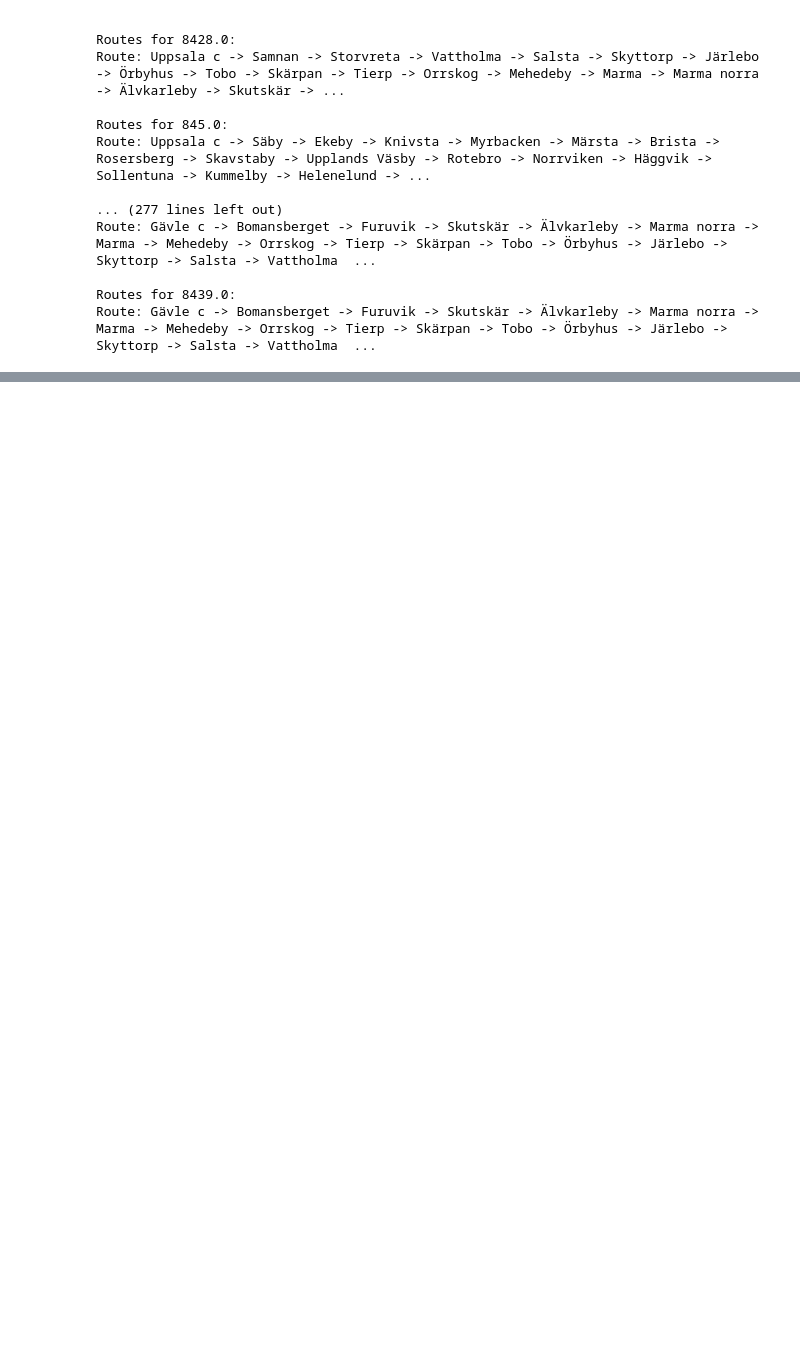
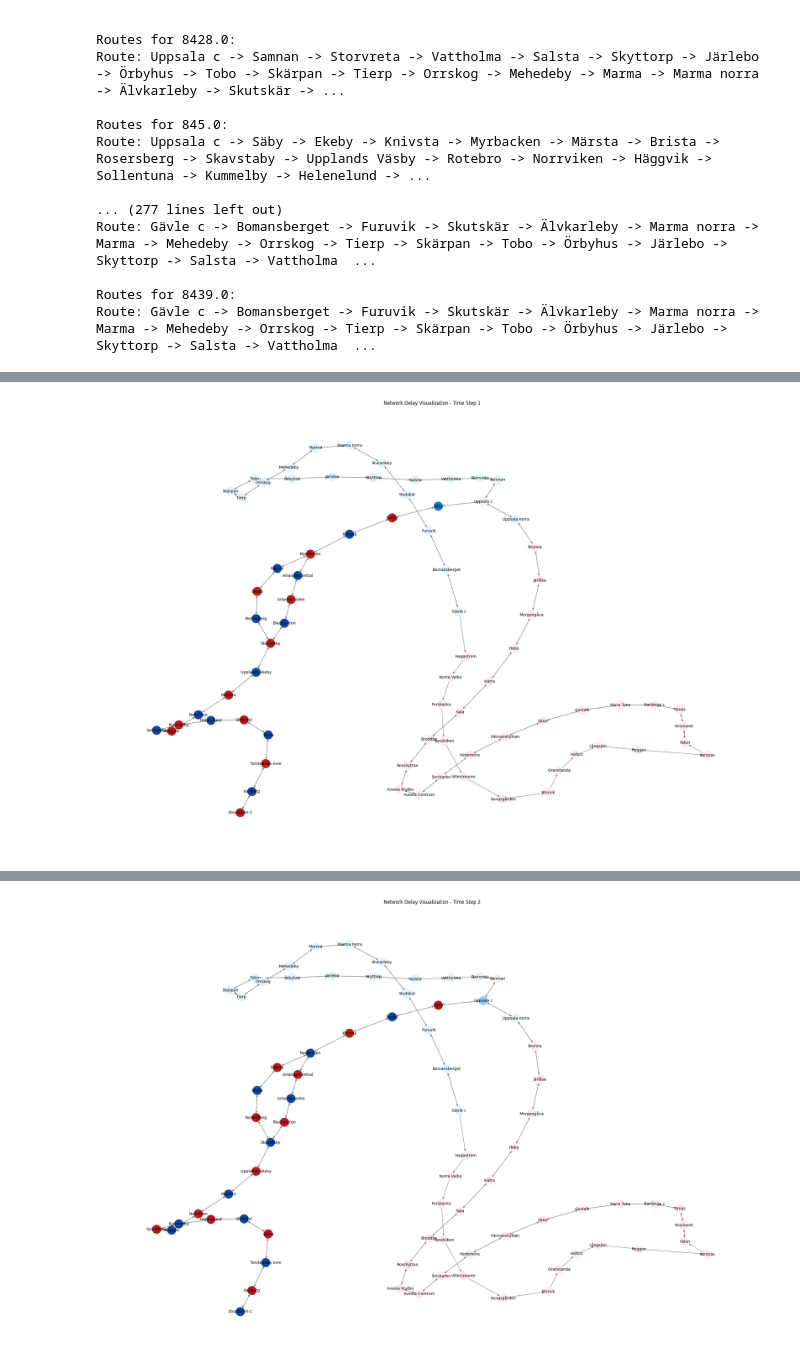
Before and after one commit to Kajsa7535/Project-In-Data-Science-, a Jupyter notebook: data_extraction/extract_test_network.ipynb, the cells around one changed output, grey strips where cells are left out. Drawn from its saved outputs; the diff is of its cells as text; code cells hidden in the pictures; blank space fills up the shorter version.

Commit message:
changed delay calculation to deay matrix

```diff
--- a/data_extraction/extract_test_network.ipynb
+++ b/data_extraction/extract_test_network.ipynb
@@ -278,0 +251,78 @@ plt.show()
+# %%
+# Define color map for delays
+color_map = {
+    # Blue shades for negative values
+    -15: "#0D47A1",  # Dark Blue (Very Large Negative)
+    -10: "#1976D2",  # Deep Blue
+    -5: "#42A5F5",   # Medium Blue
+    -3: "#90CAF9",   # Light Blue
+    -1: "#E3F2FD",   # Very Light Blue (Close to 0)
+
+    # Red shades for positive values
+    1: "#FFEBEE",    # Very Light Red (Close to 0)
+    3: "#FFCDD2",    # Light Red
+    5: "#E57373",    # Medium Red
+    10: "#D32F2F",   # Deep Red
+    15: "#B71C1C"    # Dark Red (Very Large Positive)
+}
+
+# Function to get color based on value
+def get_color(value):
+    if value < 0:
+        for key in sorted(color_map.keys(), reverse=True):
+            if value >= key:
+                return color_map[key]
+    else:
+        for key in sorted(color_map.keys()):
+            if value <= key:
+                return color_map[key]
+    return color_map[key]
+
+# Number of time steps to visualize
+time_steps = 10
+
+
+
+# Visualization for time steps
+for step in range(time_steps):
+    print(f"Visualizing delay for time step {step}")
+    print("Network time: ", network.current_time)
+    network.print_delay_matrix(print_all=False)
+
+    if step != 0:
+        network.predict_time_step()
+
+    # Get the updated delay matrix
+    delay_matrix = network.D_matrix
+
+    # Aggregate delays into a dictionary for visualization
+    station_delays = {station: delay_matrix[idx][0] for station, idx in network.station_indicies.items()}
+
+    # Create the graph
+    G = nx.MultiDiGraph()
+    for (start, end), edge in network.edges.items():
+        G.add_edge(start, end)
+
+    # Assign colors to nodes based on delays
+    node_colors = [get_color(station_delays[station]) if station in station_delays else "#FFFFFF" for station in G.nodes]
+
+    # Visualize the graph
+    plt.figure(figsize=(24, 16))
+    pos = nx.spring_layout(G, seed =42)
+    scaled_pos = {node: (x * 4, y * 4) for node, (x, y) in pos.items()}
+    #pos = nx.nx_agraph.graphviz_layout(G, prog="neato")  # Use consistent layout
+
+    # Draw the graph with colored nodes
+    nx.draw(
+        G, pos, with_labels=True, node_color=node_colors, node_size=500,
+        font_size=10, edge_color='gray', arrows=True
+    )
+
+    # Add edge labels if needed
+    edge_labels = nx.get_edge_attributes(G, 'weight')
+    nx.draw_networkx_edge_labels(G, pos, edge_labels=edge_labels)
+
+    # Add a title for the time step
+    plt.title(f"Network Delay Visualization - Time Step {step + 1}")
+    plt.show()
+# %% [output]
@@ -278,0 +346 @@ plt.show()
+[figure, added]
@@ -278,0 +364 @@ plt.show()
+[figure, added]
```
Also changed, not shown: parts of 4 cells of this notebook.
